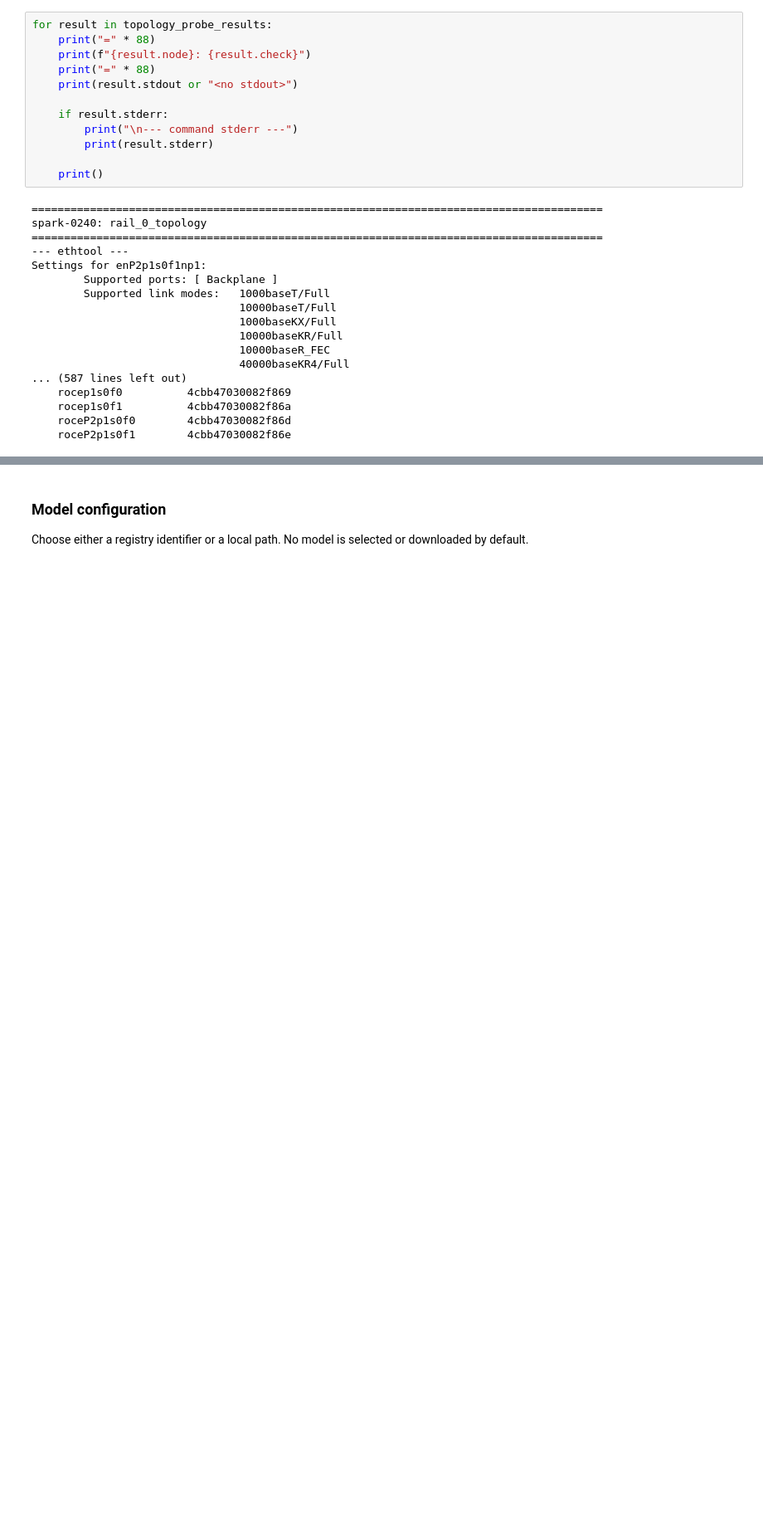
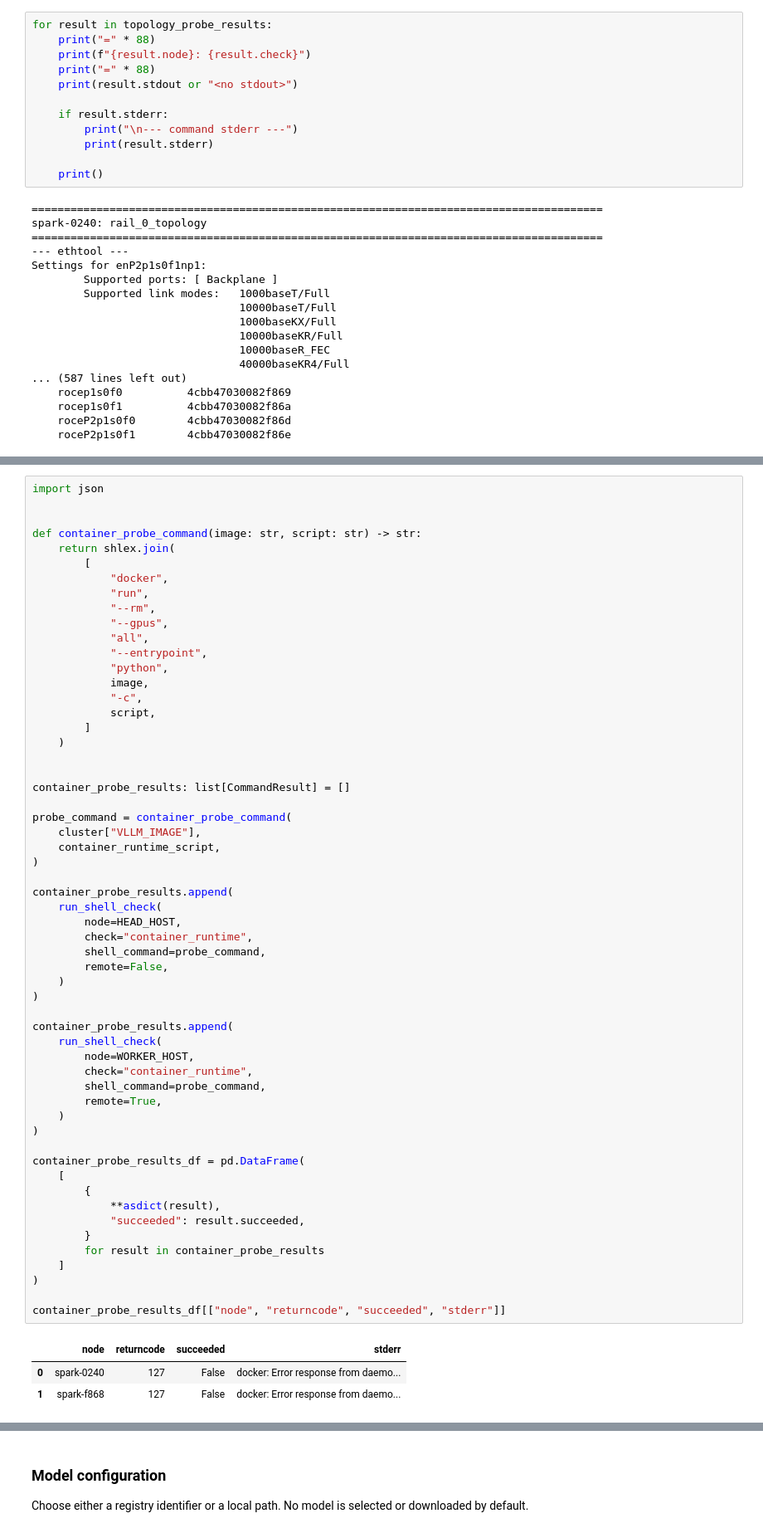
Before and after one commit to coert/dgx-spark-lab, a Jupyter notebook: experiments/01-distributed-inference/00-environment-and-model-baseline.ipynb, the cells around one changed output, grey strips where cells are left out. Shown at 83% size. Saved outputs shown, nothing was run; the diff lists cells and outputs as text; blank space fills up the shorter version.

Commit message:
Add container runtime parity probe

```diff
--- a/experiments/01-distributed-inference/00-environment-and-model-baseline.ipynb
+++ b/experiments/01-distributed-inference/00-environment-and-model-baseline.ipynb
@@ -1144,0 +1209,61 @@ Settings for enP2p1s0f1np1:
+# %%
+import json
+
+
+def container_probe_command(image: str, script: str) -> str:
+    return shlex.join(
+        [
+            "docker",
+            "run",
+            "--rm",
+            "--gpus",
+            "all",
+            "--entrypoint",
+            "python",
+            image,
+            "-c",
+            script,
+        ]
+    )
+
+
+container_probe_results: list[CommandResult] = []
+
+probe_command = container_probe_command(
+    cluster["VLLM_IMAGE"],
+    container_runtime_script,
+)
+
+container_probe_results.append(
+    run_shell_check(
+        node=HEAD_HOST,
+        check="container_runtime",
+        shell_command=probe_command,
+        remote=False,
+    )
+)
+
+container_probe_results.append(
+    run_shell_check(
+        node=WORKER_HOST,
+        check="container_runtime",
+        shell_command=probe_command,
+        remote=True,
+    )
+)
+
+container_probe_results_df = pd.DataFrame(
+    [
+        {
+            **asdict(result),
+            "succeeded": result.succeeded,
+        }
+        for result in container_probe_results
+    ]
+)
+
+container_probe_results_df[["node", "returncode", "succeeded", "stderr"]]
+# %% [output]
+|  | node | returncode | succeeded | stderr |
+| 0 | spark-0240 | 127 | False | docker: Error response from daemo... |
+| 1 | spark-f868 | 127 | False | docker: Error response from daemo... |
```
Also changed, not shown: parts of 4 cells of this notebook.
